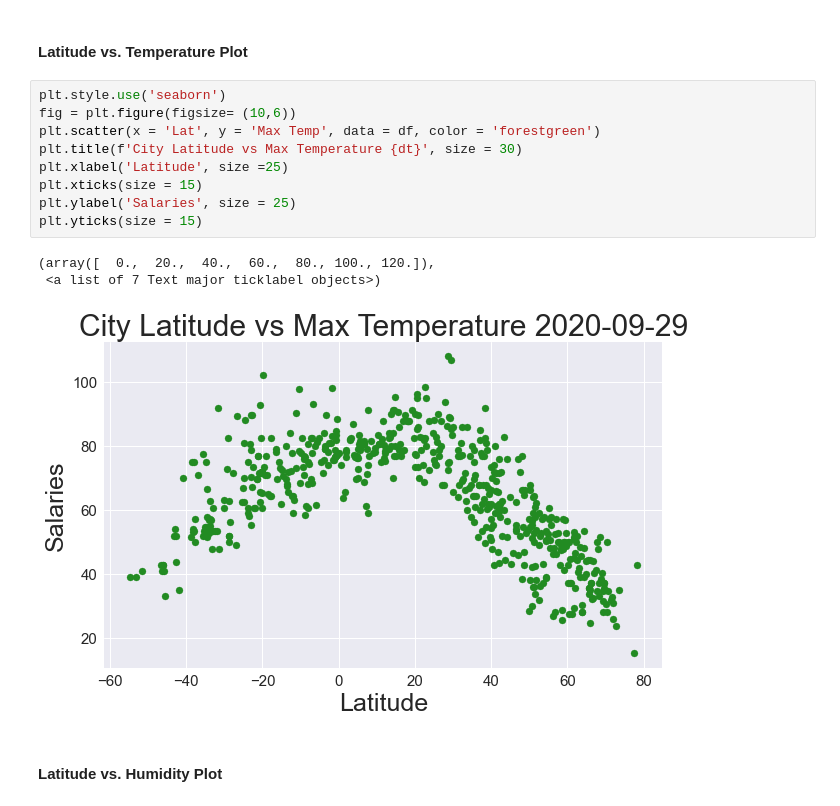
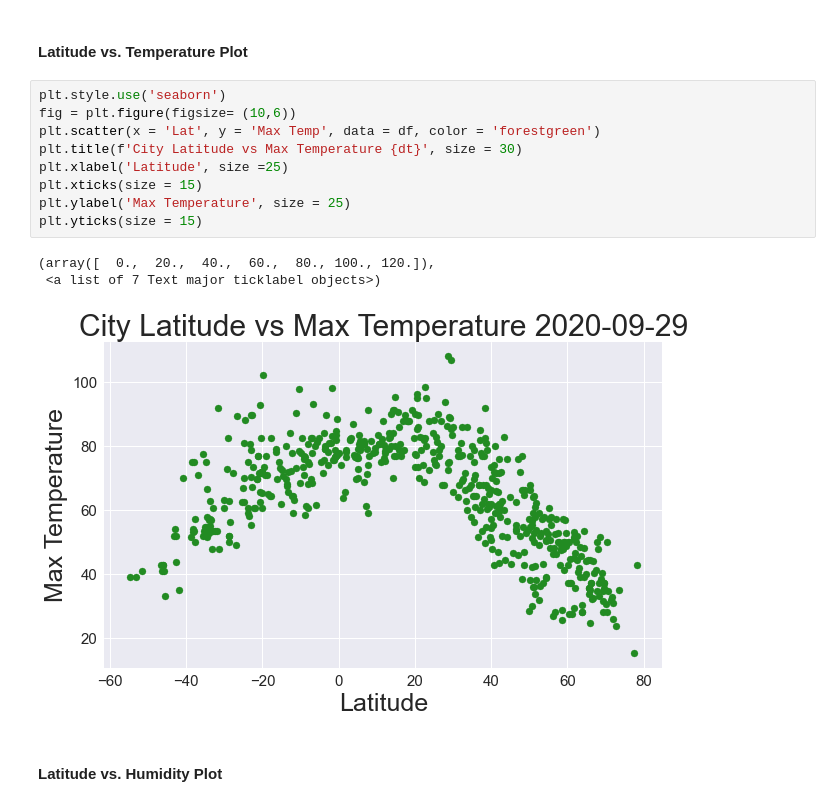
Before and after one commit to ppages01/python_api_weather, a Jupyter notebook: WeatherPy.ipynb, the cells around one changed output. Drawn from its saved outputs; the diff is of its cells as text.

Commit message:
scatter plots

```diff
--- a/WeatherPy.ipynb
+++ b/WeatherPy.ipynb
@@ -205,15 +203,15 @@ dt = datetime.now().date()
 # %%
 plt.style.use('seaborn')
 fig = plt.figure(figsize= (10,6))
 plt.scatter(x = 'Lat', y = 'Max Temp', data = df, color = 'forestgreen')
 plt.title(f'City Latitude vs Max Temperature {dt}', size = 30)
 plt.xlabel('Latitude', size =25)
 plt.xticks(size = 15)
-plt.ylabel('Salaries', size = 25)
+plt.ylabel('Max Temperature', size = 25)
 plt.yticks(size = 15)
 # %% [output]
 (array([  0.,  20.,  40.,  60.,  80., 100., 120.]),
  <a list of 7 Text major ticklabel objects>)
-[figure, old version]
+[figure, new version]
 # %% [markdown]
 #### Latitude vs. Humidity Plot
```
Also changed, not shown: parts of 8 cells of this notebook.
